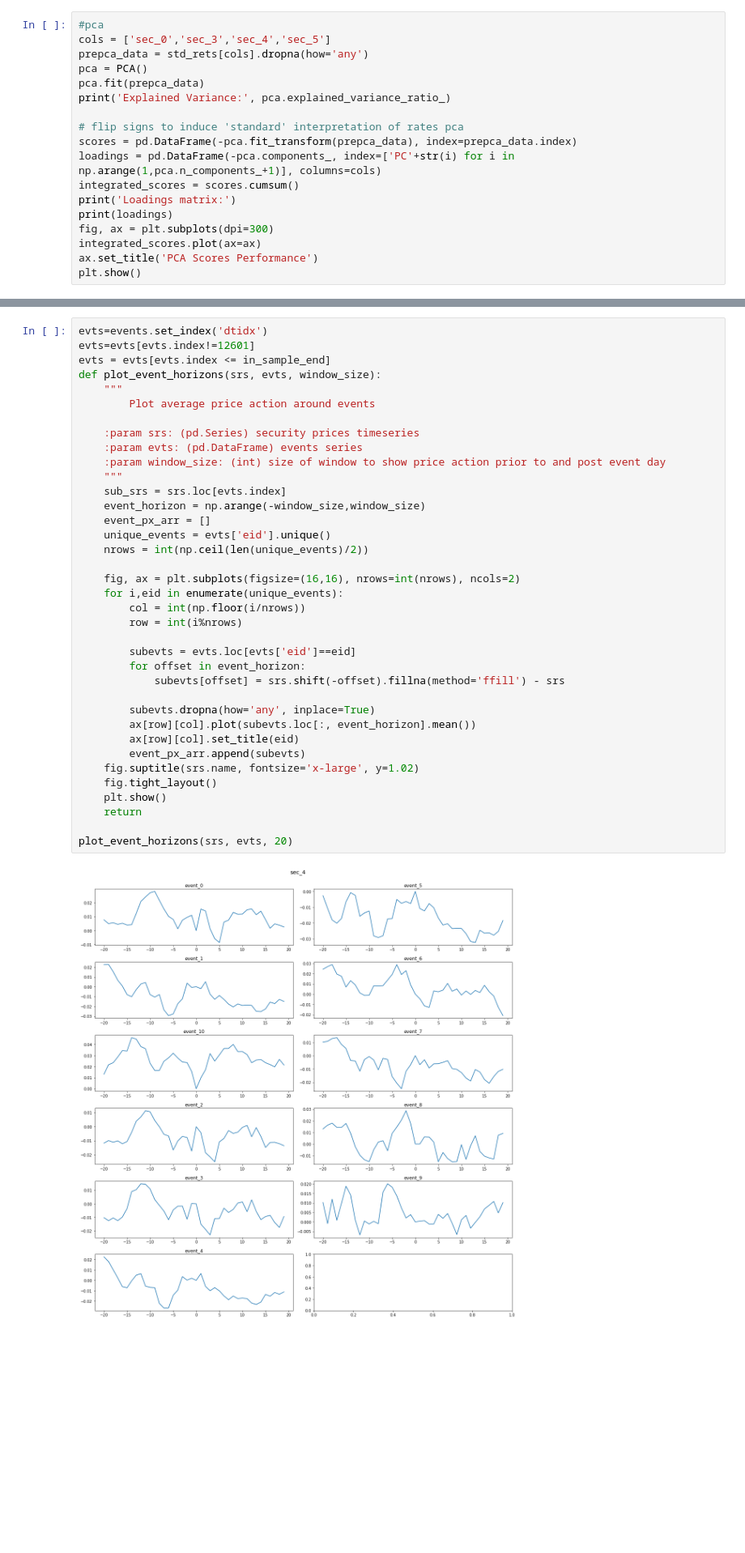
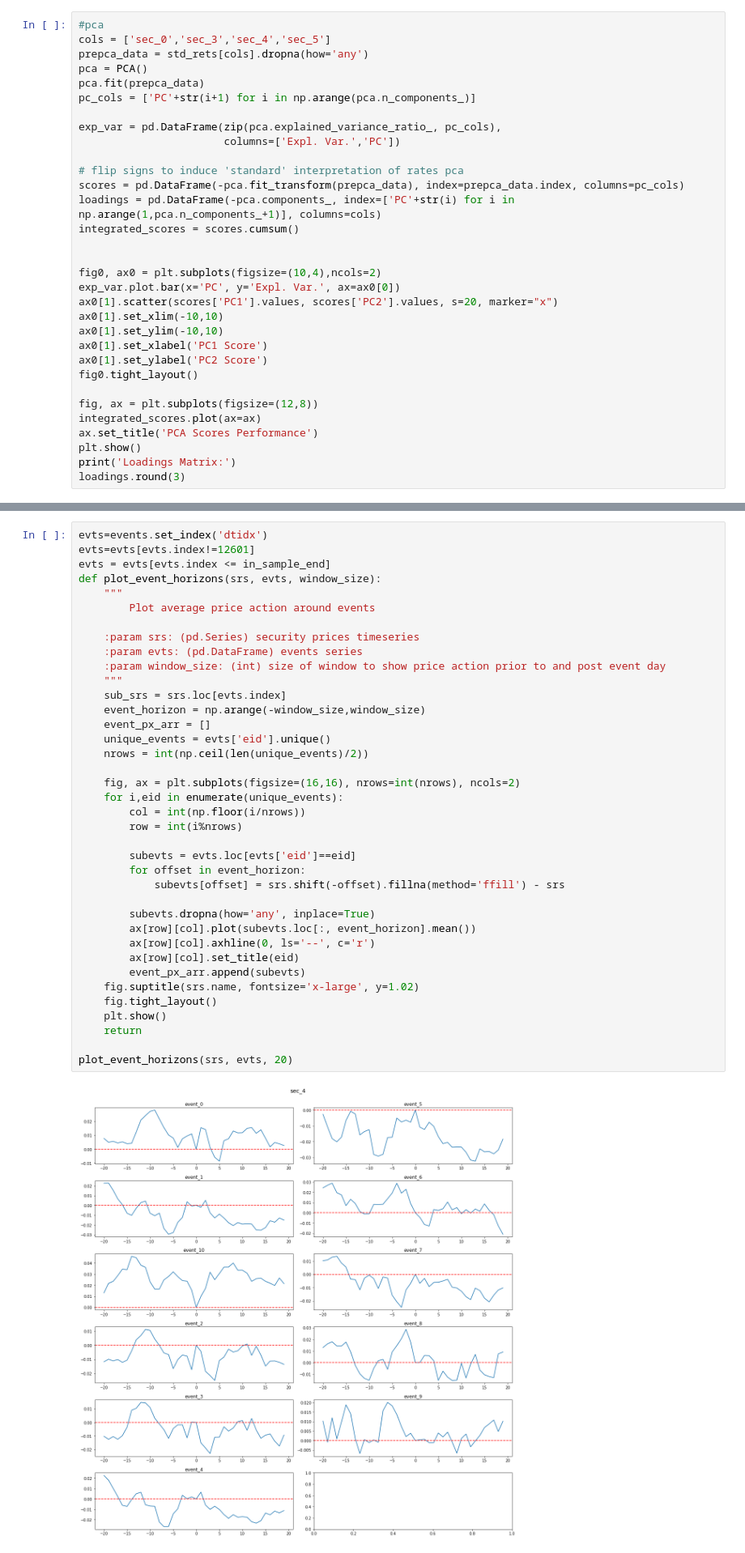
Before and after one commit to boneil33/FinML, a Jupyter notebook: MLFin/AlgoTradingTest/pat_test.ipynb, the cells around one changed output, grey strips where cells are left out. Shown at 81% size. Cells and saved outputs as stored; diff of their text form; blank space fills up the shorter version.

```diff
--- a/MLFin/AlgoTradingTest/pat_test.ipynb
+++ b/MLFin/AlgoTradingTest/pat_test.ipynb
@@ -110,16 +88,30 @@ cols = ['sec_0','sec_3','sec_4','sec_5']
 prepca_data = std_rets[cols].dropna(how='any')
 pca = PCA()
 pca.fit(prepca_data)
-print('Explained Variance:', pca.explained_variance_ratio_)
+pc_cols = ['PC'+str(i+1) for i in np.arange(pca.n_components_)]
+
+exp_var = pd.DataFrame(zip(pca.explained_variance_ratio_, pc_cols),
+                       columns=['Expl. Var.','PC'])
 
 # flip signs to induce 'standard' interpretation of rates pca
-scores = pd.DataFrame(-pca.fit_transform(prepca_data), index=prepca_data.index)
+scores = pd.DataFrame(-pca.fit_transform(prepca_data), index=prepca_data.index, columns=pc_cols)
 loadings = pd.DataFrame(-pca.components_, index=['PC'+str(i) for i in np.arange(1,pca.n_components_+1)], columns=cols)
 integrated_scores = scores.cumsum()
-print('Loadings matrix:')
-print(loadings)
-fig, ax = plt.subplots(dpi=300)
+
+
+fig0, ax0 = plt.subplots(figsize=(10,4),ncols=2)
+exp_var.plot.bar(x='PC', y='Expl. Var.', ax=ax0[0])
+ax0[1].scatter(scores['PC1'].values, scores['PC2'].values, s=20, marker="x")
+ax0[1].set_xlim(-10,10)
+ax0[1].set_ylim(-10,10)
+ax0[1].set_xlabel('PC1 Score')
+ax0[1].set_ylabel('PC2 Score')
+fig0.tight_layout()
+
+fig, ax = plt.subplots(figsize=(12,8))
 integrated_scores.plot(ax=ax)
 ax.set_title('PCA Scores Performance')
 plt.show()
+print('Loadings Matrix:')
+loadings.round(3)
 # %% [output]
@@ -397,34 +389,35 @@ def plot_event_horizons(srs, evts, window_size):
     :param srs: (pd.Series) security prices timeseries
     :param evts: (pd.DataFrame) events series
     :param window_size: (int) size of window to show price action prior to and post event day
     """
     sub_srs = srs.loc[evts.index]
     event_horizon = np.arange(-window_size,window_size)
     event_px_arr = []
     unique_events = evts['eid'].unique()
     nrows = int(np.ceil(len(unique_events)/2))
 
     fig, ax = plt.subplots(figsize=(16,16), nrows=int(nrows), ncols=2)
     for i,eid in enumerate(unique_events):
         col = int(np.floor(i/nrows))
         row = int(i%nrows)
 
         subevts = evts.loc[evts['eid']==eid]
         for offset in event_horizon:
             subevts[offset] = srs.shift(-offset).fillna(method='ffill') - srs
 
         subevts.dropna(how='any', inplace=True)
         ax[row][col].plot(subevts.loc[:, event_horizon].mean())
+        ax[row][col].axhline(0, ls='--', c='r')
         ax[row][col].set_title(eid)
         event_px_arr.append(subevts)
     fig.suptitle(srs.name, fontsize='x-large', y=1.02)
     fig.tight_layout()
     plt.show()
     return
 
 plot_event_horizons(srs, evts, 20)
 # %% [output]
-[figure, old version]
+[figure, new version]
 # %% [markdown]
 ### Overall, analysis of the autocorrelation plots suggest each event reoccurs approximately monthly (20-22 business days)
 ### Events 5 and 10 look quite relevant to sec_4
```
Also changed, not shown: parts of 10 cells of this notebook.
